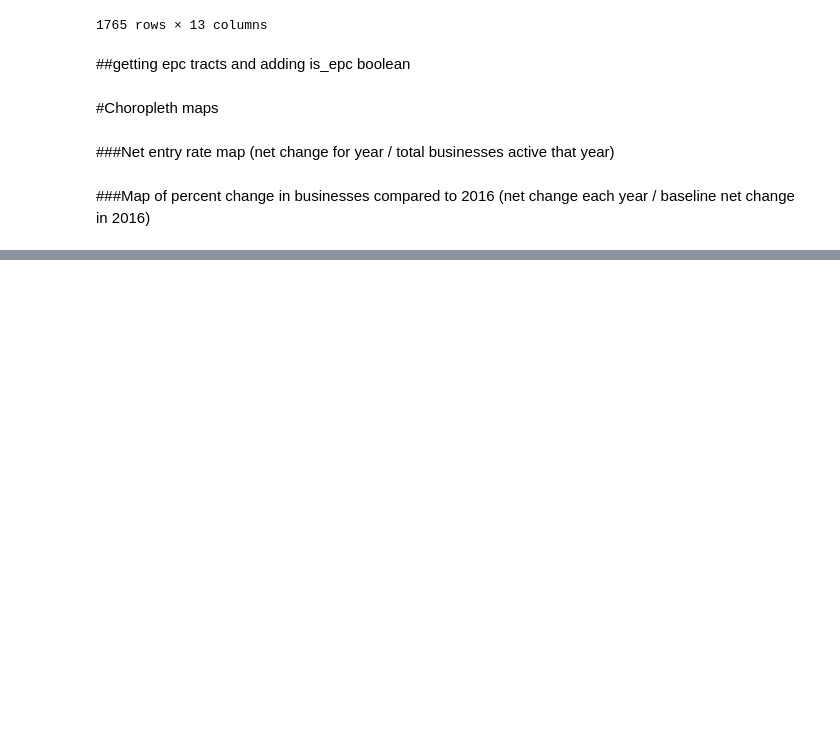
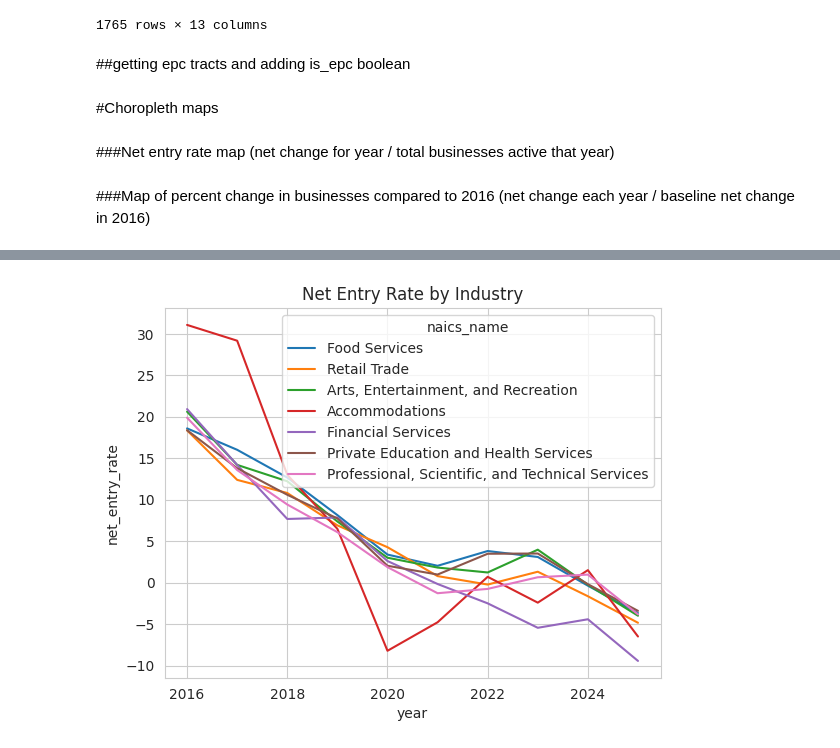
Before and after one commit to miaflynn/CYPLAN255-Final-Project, a Jupyter notebook: 03c_visualizations_net_change.ipynb, the cells around one changed output, grey strips where cells are left out. Cells and saved outputs as stored; diff of their text form; code cells hidden in the pictures; blank space fills up the shorter version.

```diff
--- a/03c_visualizations_net_change.ipynb
+++ b/03c_visualizations_net_change.ipynb
@@ -159,0 +191,14 @@ Text(0.5, 1.0, 'net_entry_rate for Food Services')
+# %%
+sns.set_style('whitegrid')
+sns.lineplot(
+    combined,
+    x='year',
+    y='net_entry_rate',
+    hue='naics_name',
+    errorbar=None,
+    estimator='mean'
+)
+plt.title('Net Entry Rate by Industry')
+plt.show()
+# %% [output]
+[figure, added]
```
Also changed, not shown: parts of 6 cells of this notebook.
